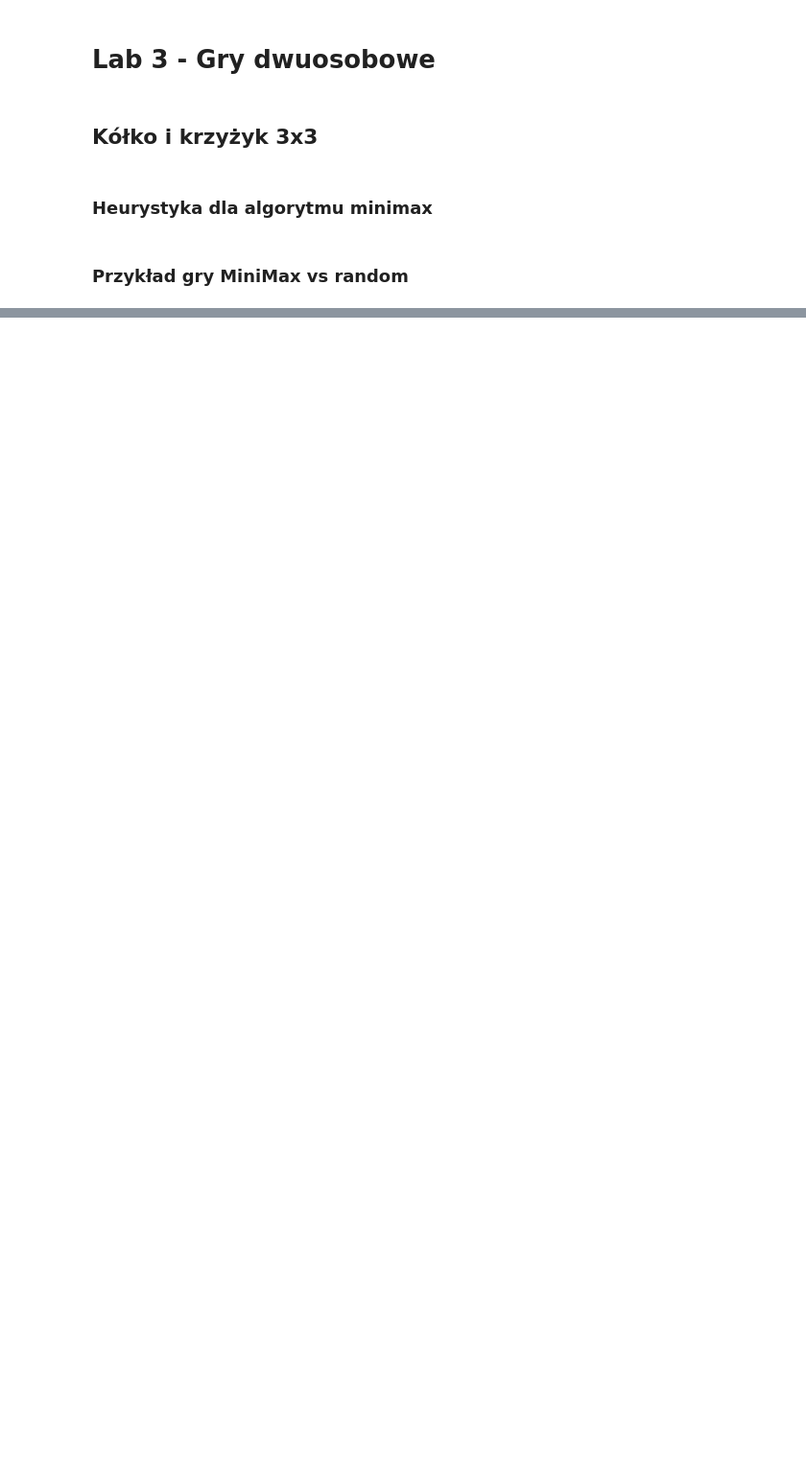
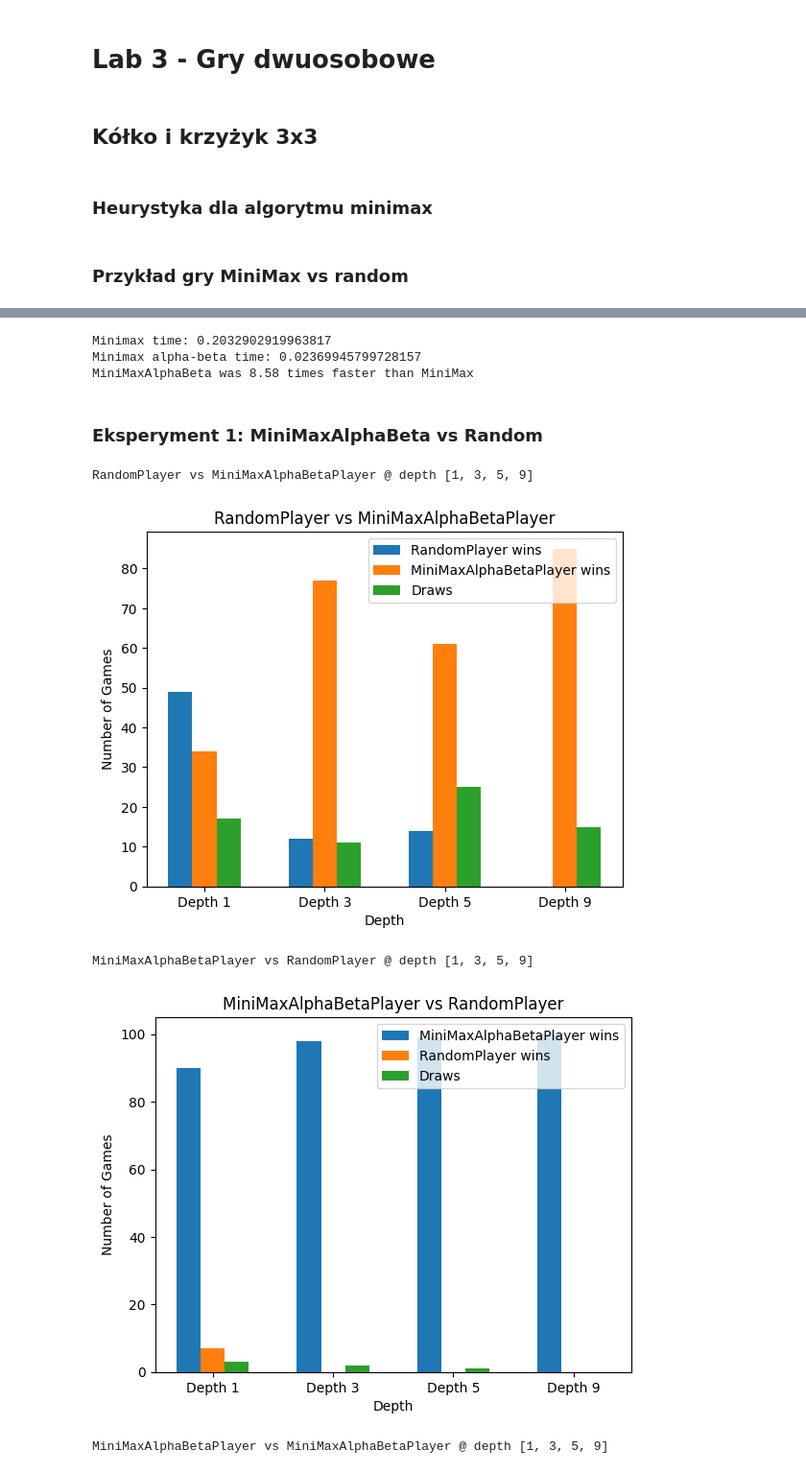
Before and after one commit to aszokalski/WSI, a Jupyter notebook: notebooks/lab3/raport.ipynb, the cells around one changed output, grey strips where cells are left out. Shown: that part at 96% size. Saved outputs shown, nothing was run; the diff lists cells and outputs as text; code cells hidden in the pictures; blank space fills up the shorter version.

Commit message:
experiments

```diff
--- a/notebooks/lab3/raport.ipynb
+++ b/notebooks/lab3/raport.ipynb
@@ -71,0 +75,38 @@ Game over. Winner: X
+# %%
+game = TicTacToe(size=3)
+
+minimax = MiniMaxPlayer(game, 0, heuristic=heuristic3x3, depth=5)
+minimax_ab = MiniMaxAlphaBetaPlayer(game, 0, heuristic=heuristic3x3, depth=5)
+
+
+import timeit
+minimax_time = timeit.timeit(lambda: minimax.get_move(), number=1)
+minimax_ab_tme = timeit.timeit(lambda: minimax_ab.get_move(), number=1)
+
+print("Minimax time:", minimax_time)
+print("Minimax alpha-beta time:", minimax_ab_tme)
+print(f"MiniMaxAlphaBeta was {minimax_time / minimax_ab_tme:.2f} times faster than MiniMax")
+# %% [output]
+Minimax time: 0.2032902919963817
+Minimax alpha-beta time: 0.02369945799728157
+MiniMaxAlphaBeta was 8.58 times faster than MiniMax
+# %% [markdown]
+### Eksperyment 1: MiniMaxAlphaBeta vs Random
+# %%
+run_experiments(
+    game=TicTacToe(size=3),
+    rival_classes=[
+        (RandomPlayer, MiniMaxAlphaBetaPlayer),
+        (MiniMaxAlphaBetaPlayer, RandomPlayer),
+        (MiniMaxAlphaBetaPlayer, MiniMaxAlphaBetaPlayer),
+    ],
+    depths=[1, 3, 5, 9],
+    heuristic=heuristic3x3,
+    num_games=100
+)
+# %% [output]
+RandomPlayer vs MiniMaxAlphaBetaPlayer @ depth [1, 3, 5, 9]
+[figure, added]
+MiniMaxAlphaBetaPlayer vs RandomPlayer @ depth [1, 3, 5, 9]
+[figure, added]
+MiniMaxAlphaBetaPlayer vs MiniMaxAlphaBetaPlayer @ depth [1, 3, 5, 9]
```
Also changed, not shown: parts of 7 cells of this notebook, 5 other files.
